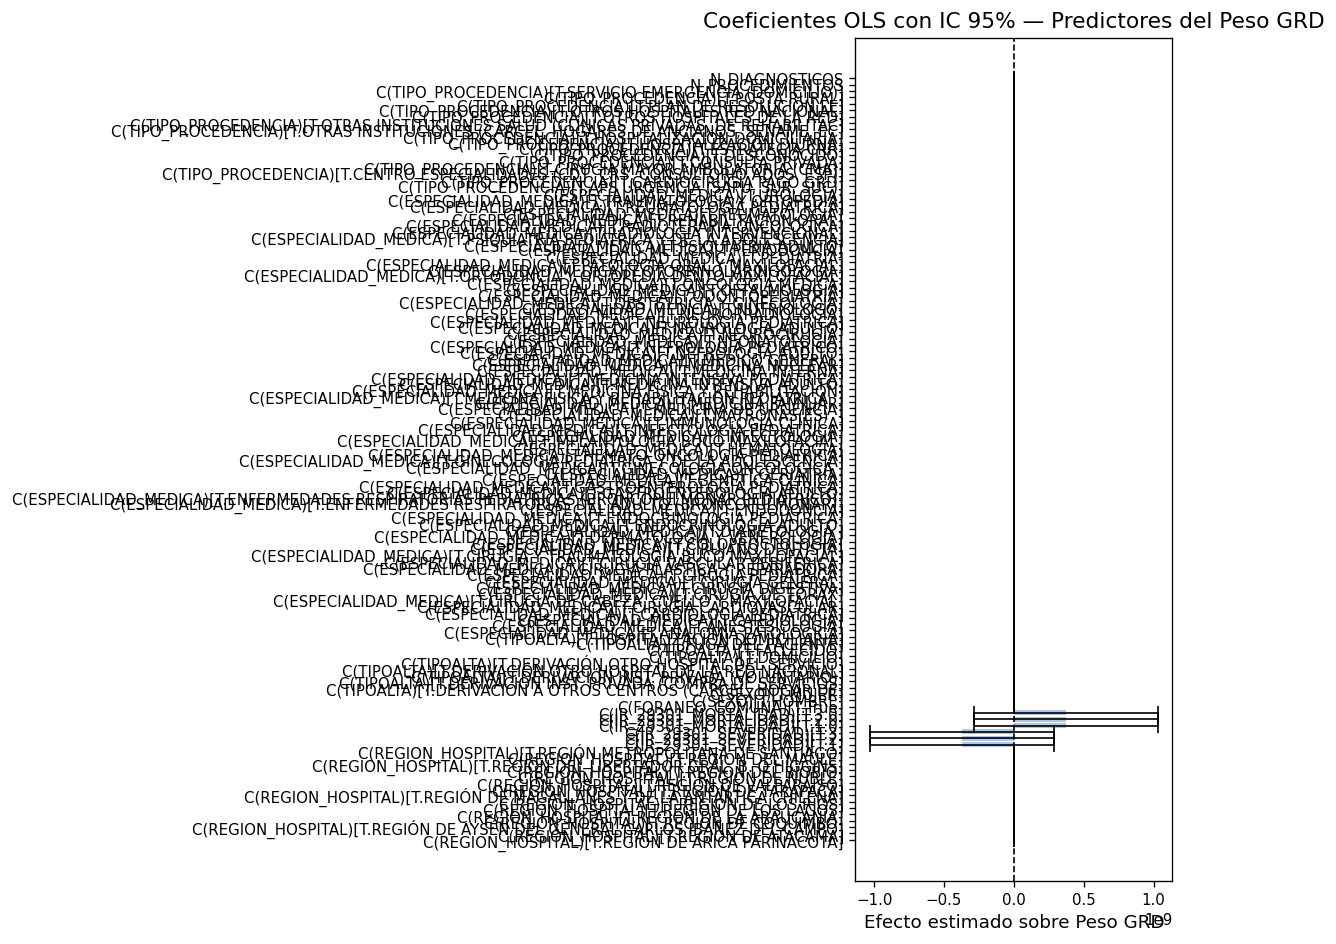
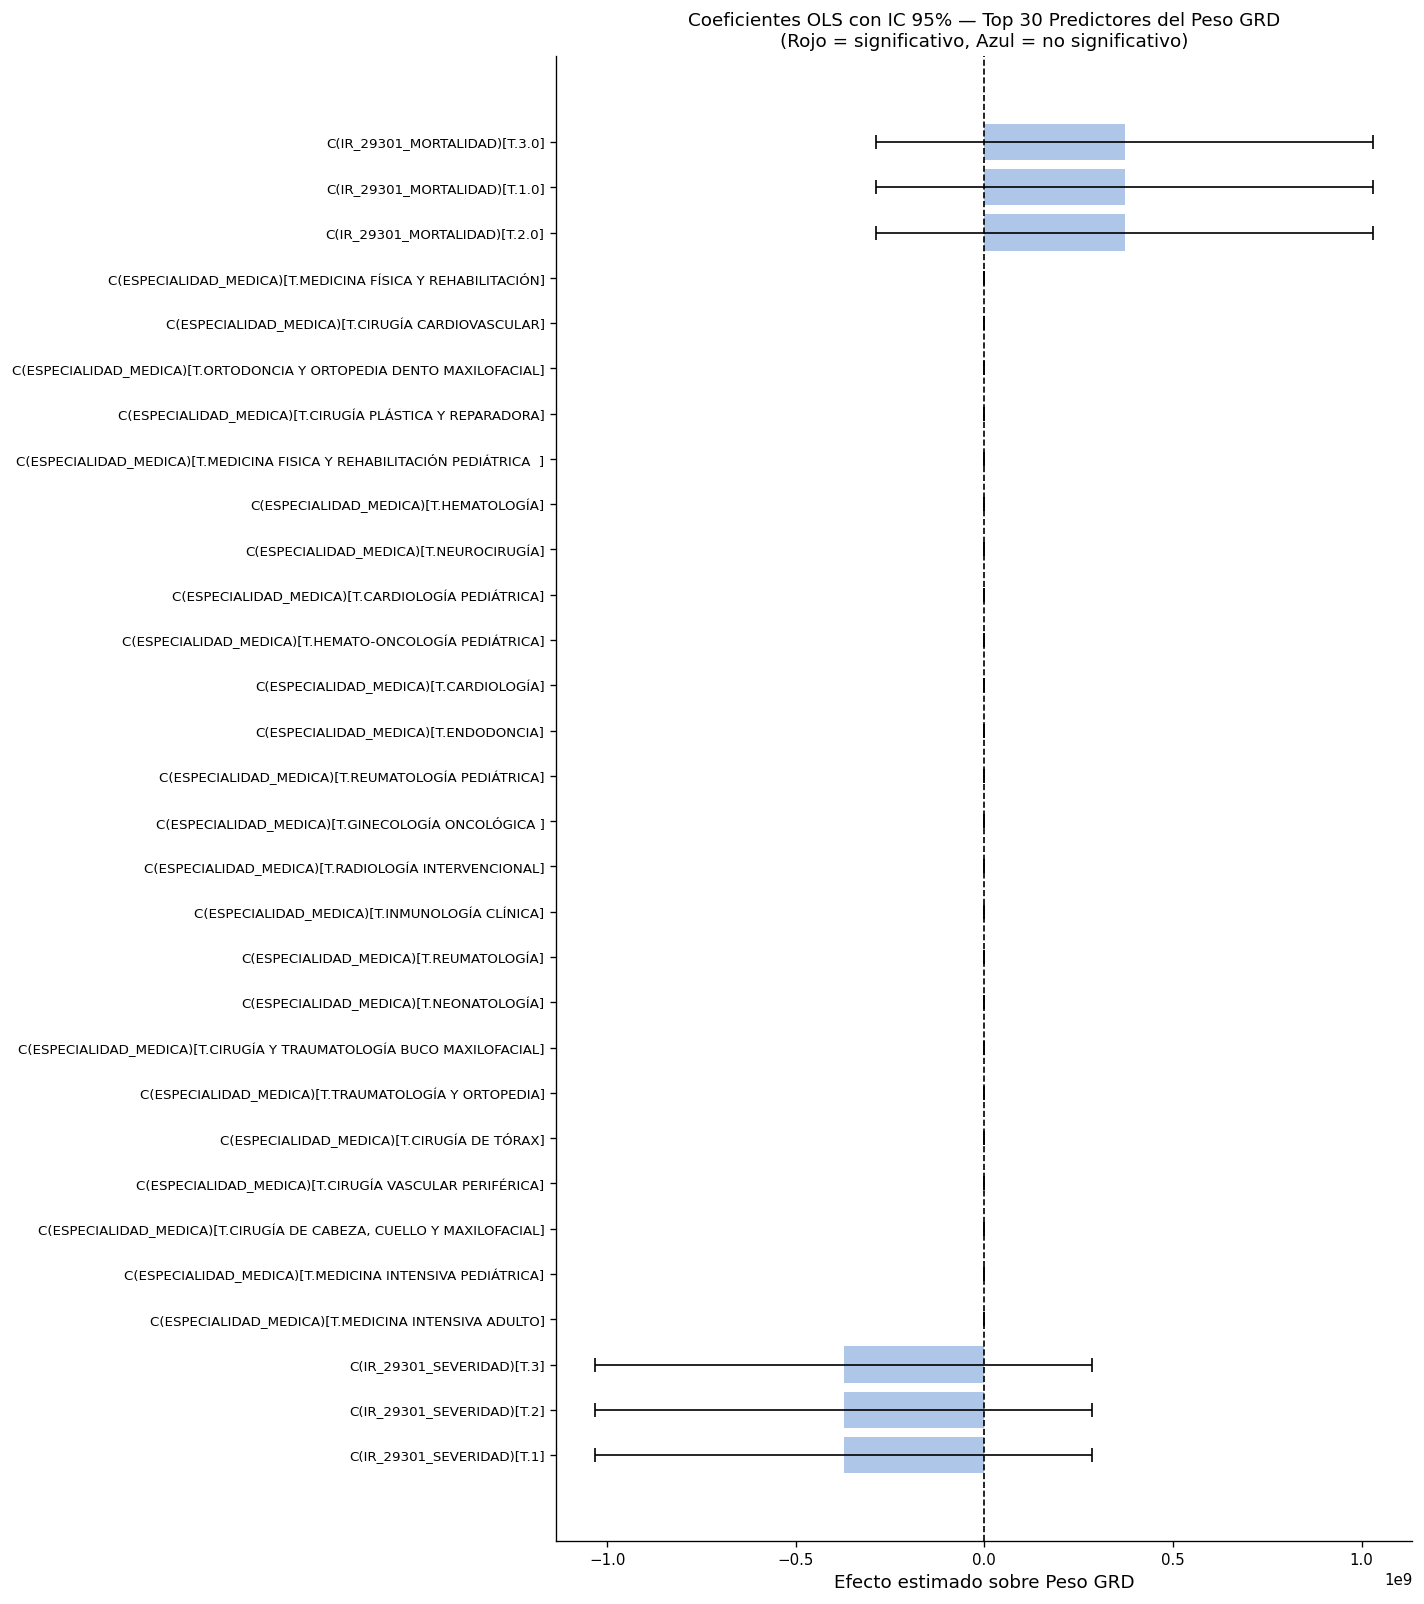
The change to this notebook cell's code, shown as a diff; its figure went from the first image to the second:
--- before
+++ after
@@ -7,29 +7,41 @@
 coef_df.columns = ["Variable", "Coef", "IC_Low", "IC_High"]
 
-# Filtrar solo variables significativas (opcional)
+# Filtrar solo variables significativas (IC no cruza el cero)
 coef_df["Sig"] = ~((coef_df["IC_Low"] < 0) & (coef_df["IC_High"] > 0))
 
-# Forest plot
-fig, ax = plt.subplots(figsize=(10, 8))
-colors = ["#d62728" if sig else "#aec7e8" for sig in coef_df["Sig"]]
+# ── OPCIÓN A: Mostrar solo los Top N por magnitud de efecto (recomendado) ──
+TOP_N = 30
+coef_plot = (
+    coef_df
+    .assign(abs_coef=coef_df["Coef"].abs())
+    .sort_values("abs_coef", ascending=False)
+    .head(TOP_N)
+    .sort_values("Coef")          # orden visual: menor a mayor
+)
+
+# ── Tamaño dinámico según número de variables ──
+fig_height = max(8, len(coef_plot) * 0.45)
+fig, ax = plt.subplots(figsize=(12, fig_height))
+
+colors = ["#d62728" if sig else "#aec7e8" for sig in coef_plot["Sig"]]
 
 ax.barh(
-    coef_df["Variable"], 
-    coef_df["Coef"], 
+    coef_plot["Variable"],
+    coef_plot["Coef"],
     xerr=[
-        coef_df["Coef"] - coef_df["IC_Low"],
-        coef_df["IC_High"] - coef_df["Coef"]
+        coef_plot["Coef"] - coef_plot["IC_Low"],
+        coef_plot["IC_High"] - coef_plot["Coef"]
     ],
-    color=colors, 
-    capsize=4, 
-    error_kw={"ecolor": "black", "elinewidth": 1}  # ← aquí va el fix
+    color=colors,
+    capsize=4,
+    error_kw={"ecolor": "black", "elinewidth": 1}
 )
 
 ax.axvline(0, color="black", linestyle="--", lw=1)
-ax.set_title("Coeficientes OLS con IC 95% — Predictores del Peso GRD")
+ax.set_title(f"Coeficientes OLS con IC 95% — Top {TOP_N} Predictores del Peso GRD\n"
+             "(Rojo = significativo, Azul = no significativo)", fontsize=11)
 ax.set_xlabel("Efecto estimado sobre Peso GRD")
+ax.tick_params(axis="y", labelsize=8)
+ax.spines[["top", "right"]].set_visible(False)
 plt.tight_layout()
 plt.show()
-
-# También como tabla
-print(modelo.conf_int())

Commit: Update Analisis_Grupo_5_v2.ipynb